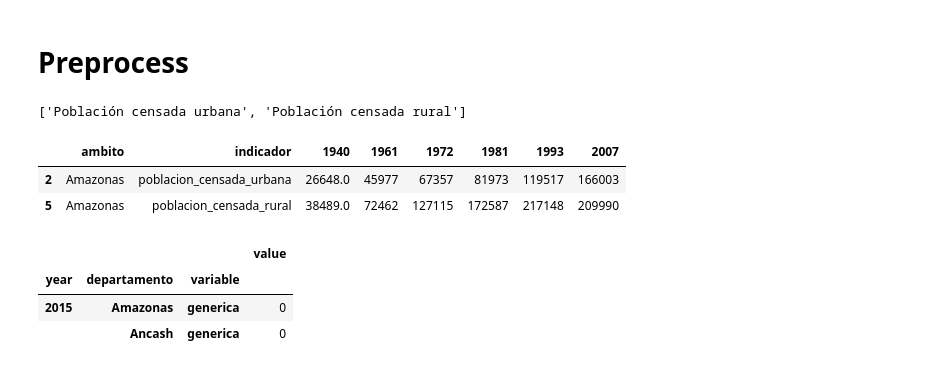
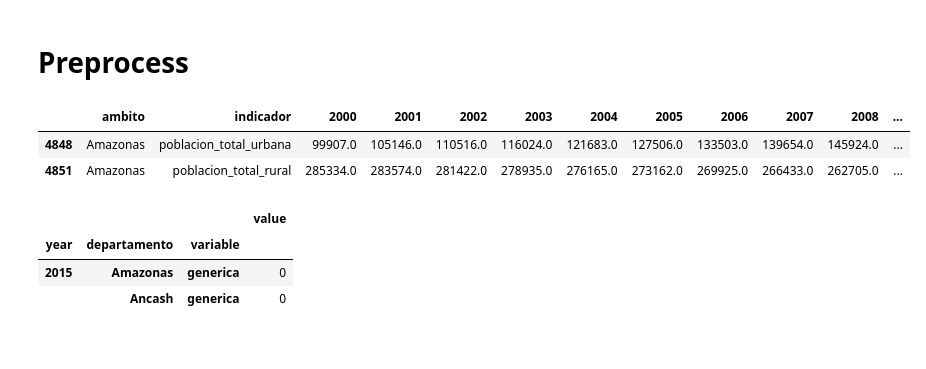
Before and after one commit to renato145/peru-stats, a Jupyter notebook: delitos.ipynb, the cells around one changed output. Cells and saved outputs as stored; diff of their text form; code cells hidden in the pictures.

```diff
--- a/delitos.ipynb
+++ b/delitos.ipynb
@@ -15,27 +15,17 @@ PATH_OUT = Path('data/processed/criminality')
 # Preprocess
 # %%
 PATH_OUT.mkdir(parents=True, exist_ok=True)
-# %%
-df_pop = pd.read_csv('data/raw/inei_series.csv')
-df_pop.columns = [unidecode.unidecode(e.lower()) for e in df_pop.columns]
-
-[e for e in [i for i in df_pop.indicador.unique() if 'Pobla' in i]
-    if df_pop[df_pop.indicador == e].set_index('ambito').sum(axis=1).sum() > 0]
-# %% [output]
-['Población censada urbana', 'Población censada rural']
 # %%
-df_pop = df_pop[df_pop.indicador.isin(['Población censada urbana', 'Población censada rural'])]
-df_pop = df_pop.applymap(lambda x: '' if x == '-' else x)
+df_pop = pd.read_csv('data/processed/inei_series.csv')
+df_pop = df_pop[df_pop.indicador.isin(['poblacion_total_urbana', 'poblacion_total_rural'])]
 cols = [k for k,v in df_pop.iloc[:, 3:].sum().iteritems() if v > 0]
 df_pop = df_pop.loc[:, ['ambito', 'indicador']+cols]
-df_pop.ambito = df_pop.ambito.apply(lambda x: unidecode.unidecode(x.strip()))
-df_pop.indicador = df_pop.indicador.apply(lambda x: unidecode.unidecode(x.lower().replace(' ', '_')))
 df_pop.to_csv(PATH_OUT/'population_inei.csv', index=False)
 df_pop.head(2)
 # %% [output]
-|  | ambito | indicador | 1940 | 1961 | 1972 | 1981 | 1993 | 2007 |
-| 2 | Amazonas | poblacion_censada_urbana | 26648.0 | 45977 | 67357 | 81973 | 119517 | 166003 |
-| 5 | Amazonas | poblacion_censada_rural | 38489.0 | 72462 | 127115 | 172587 | 217148 | 209990 |
+|  | ambito | indicador | 2000 | 2001 | 2002 | 2003 | 2004 | 2005 | 2006 | 2007 | 2008 | ... |
+| 4848 | Amazonas | poblacion_total_urbana | 99907.0 | 105146.0 | 110516.0 | 116024.0 | 121683.0 | 127506.0 | 133503.0 | 139654.0 | 145924.0 | ... |
+| 4851 | Amazonas | poblacion_total_rural | 285334.0 | 283574.0 | 281422.0 | 278935.0 | 276165.0 | 273162.0 | 269925.0 | 266433.0 | 262705.0 | ... |
 # %%
 df = (pd.read_csv('data/raw/criminality/tipo-ubicacion.csv').
           drop('Periodo', axis=1).
```
Also changed, not shown: parts of 7 cells of this notebook, 13 other files.
